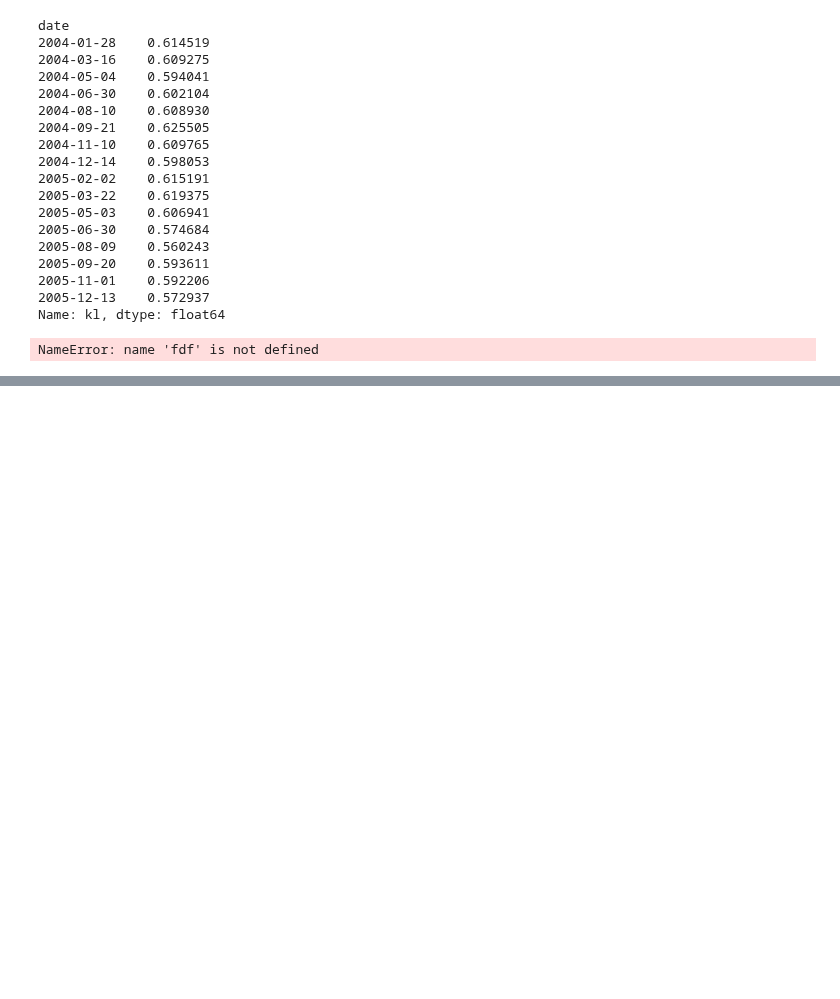
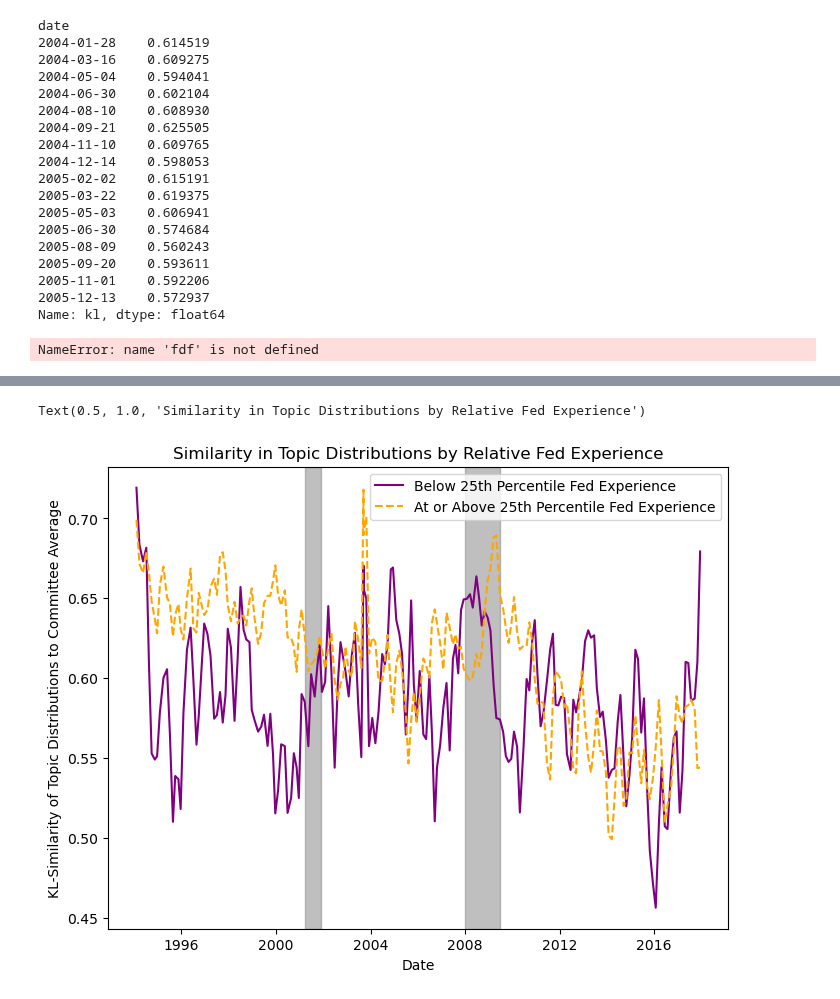
Before and after one commit to bendurham441/fed-nlp, a Jupyter notebook: conformity.ipynb, the cells around one changed output, grey strips where cells are left out. Cells and saved outputs as stored; diff of their text form; code cells hidden in the pictures; blank space fills up the shorter version.

```diff
--- a/conformity.ipynb
+++ b/conformity.ipynb
@@ -134,0 +194,24 @@ NameError: name 'fdf' is not defined
+# %%
+fdf['exp25pct'] = fdf.groupby('date')['fed_exp'].transform(lambda x: np.percentile(x, 25))
+fdf['lt25pctexp'] = fdf['fed_exp'] < fdf['exp25pct']
+
+by_exp_pct = fdf.groupby(['date', 'lt25pctexp'])['kl'].mean().reset_index()
+
+lt25 = by_exp_pct[by_exp_pct['lt25pctexp'] == True]
+mt25 = by_exp_pct[by_exp_pct['lt25pctexp'] == False]
+
+fig, ax = plt.subplots(figsize=(8,6))
+
+ax.plot(lt25['date'], lt25.groupby('date')['kl'].mean().rolling('60D').mean(), color='purple')
+ax.plot(mt25['date'], mt25.groupby('date')['kl'].mean().rolling('60D').mean(), color='orange', linestyle='--')
+
+ax.axvspan('2001-04-01', '2001-11-30', color='gray', alpha=0.5)
+ax.axvspan('2008-01-01', '2009-06-30', color='gray', alpha=0.5)
+
+ax.legend(['Below 25th Percentile Fed Experience', 'At or Above 25th Percentile Fed Experience'])
+ax.set_ylabel('KL-Similarity of Topic Distributions to Committee Average')
+ax.set_xlabel('Date')
+ax.set_title('Similarity in Topic Distributions by Relative Fed Experience')
+# %% [output]
+Text(0.5, 1.0, 'Similarity in Topic Distributions by Relative Fed Experience')
+[figure, added]
```
Also changed, not shown: parts of 10 cells of this notebook, 2 other files.
